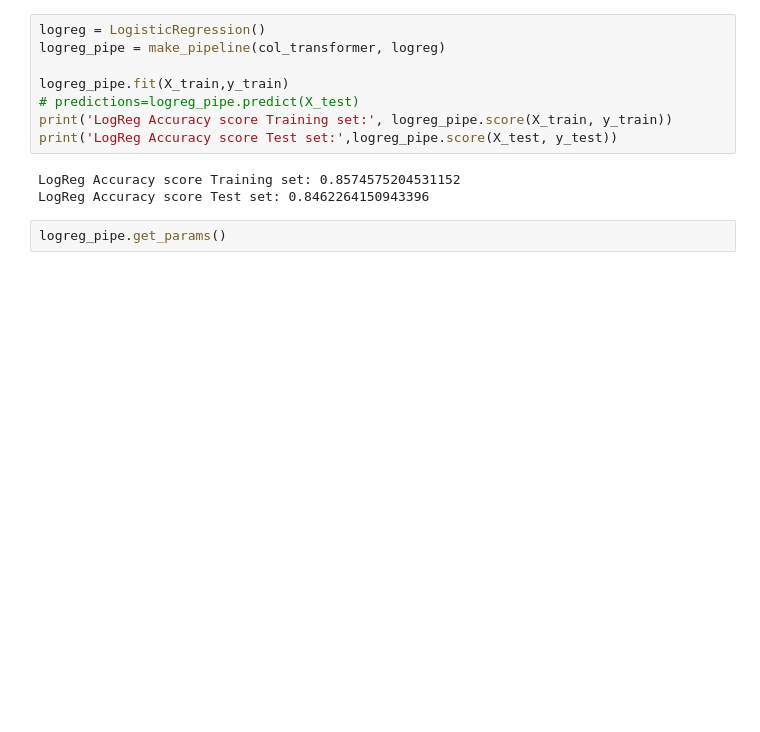
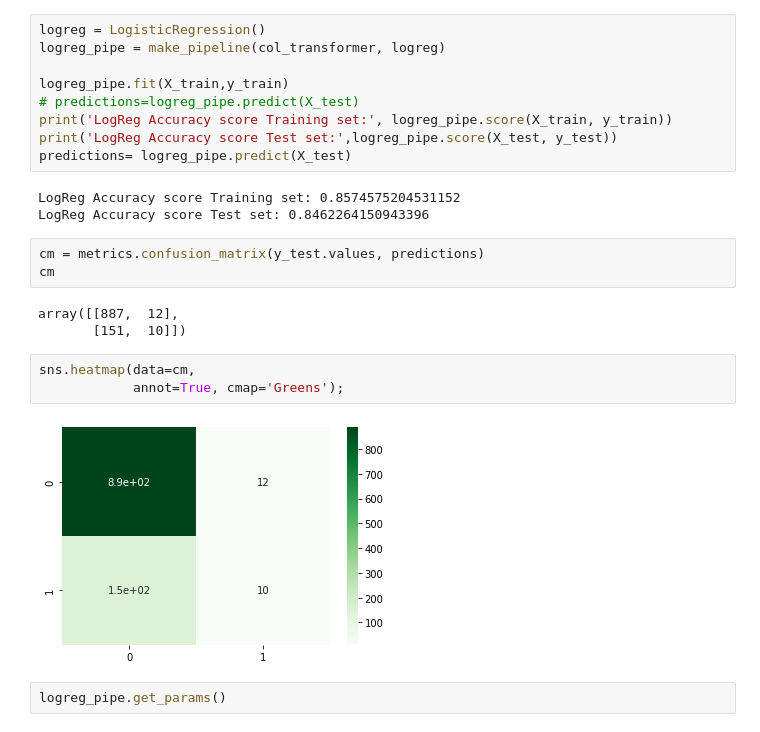
Before and after one commit to maryawamaitha/Heart-Disease-Regression-Project, a Jupyter notebook: HeartDiseaseLogistic_Regression.ipynb, the cells around one changed output. Saved outputs shown, nothing was run; the diff lists cells and outputs as text; blank space fills up the shorter version.

```diff
--- a/HeartDiseaseLogistic_Regression.ipynb
+++ b/HeartDiseaseLogistic_Regression.ipynb
@@ -155,9 +155,21 @@ logreg_pipe.fit(X_train,y_train)
 # predictions=logreg_pipe.predict(X_test)
 print('LogReg Accuracy score Training set:', logreg_pipe.score(X_train, y_train))
 print('LogReg Accuracy score Test set:',logreg_pipe.score(X_test, y_test))
+predictions= logreg_pipe.predict(X_test)
 # %% [output]
 LogReg Accuracy score Training set: 0.8574575204531152
 LogReg Accuracy score Test set: 0.8462264150943396
+# %%
+cm = metrics.confusion_matrix(y_test.values, predictions)
+cm
+# %% [output]
+array([[887,  12],
+       [151,  10]])
+# %%
+sns.heatmap(data=cm,
+            annot=True, cmap='Greens');
+# %% [output]
+[figure, added]
 # %%
 logreg_pipe.get_params()
 # %% [output]
```
Also changed, not shown: parts of 5 cells of this notebook.
